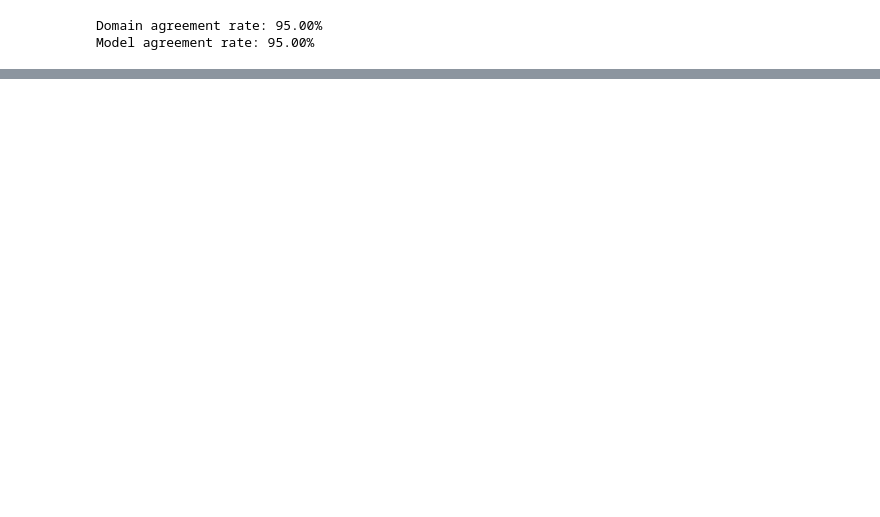
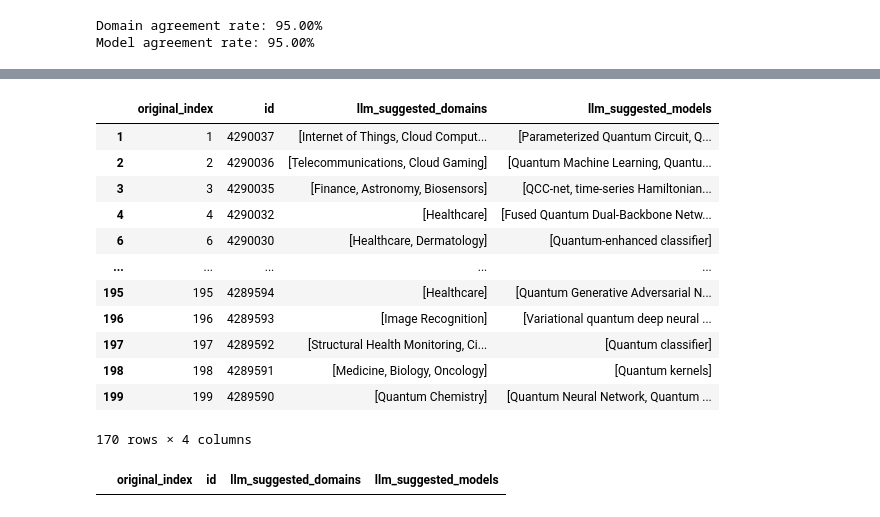
Before and after one commit to AdrianPanasiewicz/SLM, a Jupyter notebook: slm_processing.ipynb, the cells around one changed output, grey strips where cells are left out. Drawn from its saved outputs; the diff is of its cells as text; code cells hidden in the pictures; blank space fills up the shorter version.

```diff
--- a/slm_processing.ipynb
+++ b/slm_processing.ipynb
@@ -247,0 +262,17 @@ merged_df.to_csv("results\piloted_results.csv")
+# %%
+llm_keywords = llm_keywords.drop(invalid_rows.index)
+llm_keywords  # 170 remain
+# %% [output]
+|  | original_index | id | llm_suggested_domains | llm_suggested_models |
+| 1 | 1 | 4290037 | [Internet of Things, Cloud Comput... | [Parameterized Quantum Circuit, Q... |
+| 2 | 2 | 4290036 | [Telecommunications, Cloud Gaming] | [Quantum Machine Learning, Quantu... |
+| 3 | 3 | 4290035 | [Finance, Astronomy, Biosensors] | [QCC-net, time-series Hamiltonian... |
+| 4 | 4 | 4290032 | [Healthcare] | [Fused Quantum Dual-Backbone Netw... |
+| 6 | 6 | 4290030 | [Healthcare, Dermatology] | [Quantum-enhanced classifier] |
+| ... | ... | ... | ... | ... |
+| 195 | 195 | 4289594 | [Healthcare] | [Quantum Generative Adversarial N... |
+| 196 | 196 | 4289593 | [Image Recognition] | [Variational quantum deep neural ... |
+| 197 | 197 | 4289592 | [Structural Health Monitoring, Ci... | [Quantum classifier] |
+| 198 | 198 | 4289591 | [Medicine, Biology, Oncology] | [Quantum kernels] |
+| 199 | 199 | 4289590 | [Quantum Chemistry] | [Quantum Neural Network, Quantum ... |
+170 rows × 4 columns
@@ -247,0 +281,21 @@ merged_df.to_csv("results\piloted_results.csv")
+# %%
+llm_keywords["llm_suggested_domains"] = llm_keywords["llm_suggested_domains"].apply(
+	lambda x: [d.lower() for d in x]
+)
+
+llm_keywords["llm_suggested_models"] = llm_keywords["llm_suggested_models"].apply(
+	lambda x: [m.lower() for m in x]
+)
+
+to_remove = {"parameterized quantum circuit", "variational quantum circuit", "parameterized quantum circuits",
+			 "variational quantum circuits"}
+
+llm_keywords["llm_suggested_models"] = llm_keywords["llm_suggested_models"].apply(
+	lambda x: [m for m in x if m not in to_remove]
+)
+
+llm_keywords["llm_suggested_models"] = llm_keywords["llm_suggested_models"].apply(
+	lambda x: ["quantum neural network" if m == "quantum neural networks" else m for m in x]
+)
+# %% [output]
+|  | original_index | id | llm_suggested_domains | llm_suggested_models |
```
Also changed, not shown: parts of 13 cells of this notebook, 12 other files.
